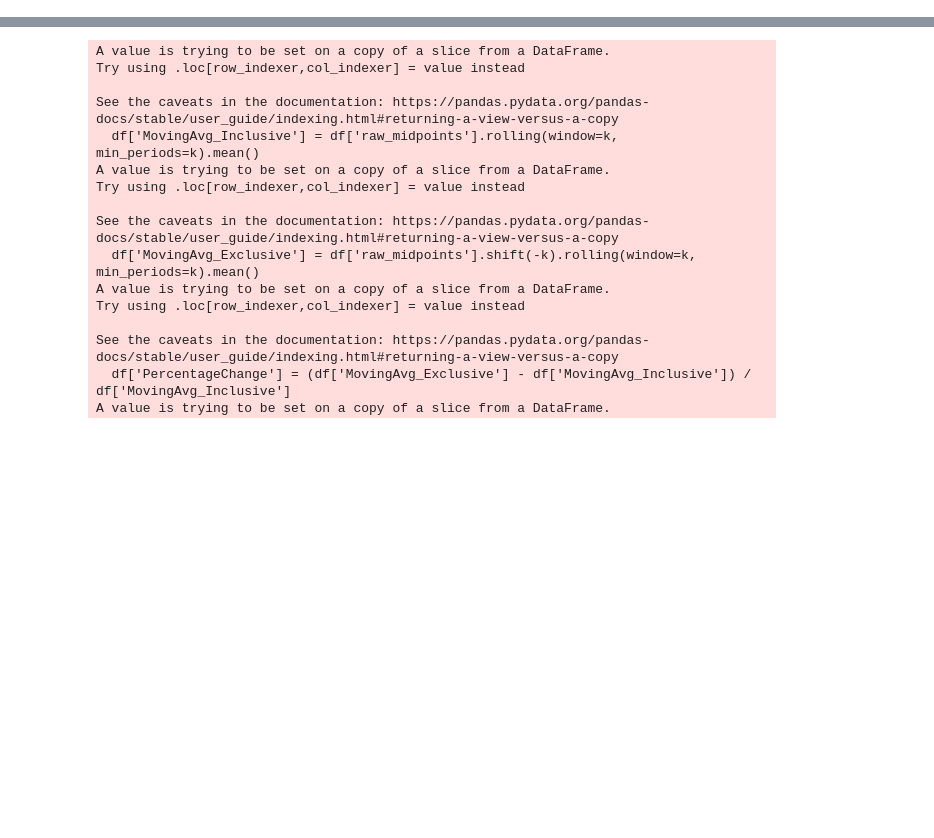
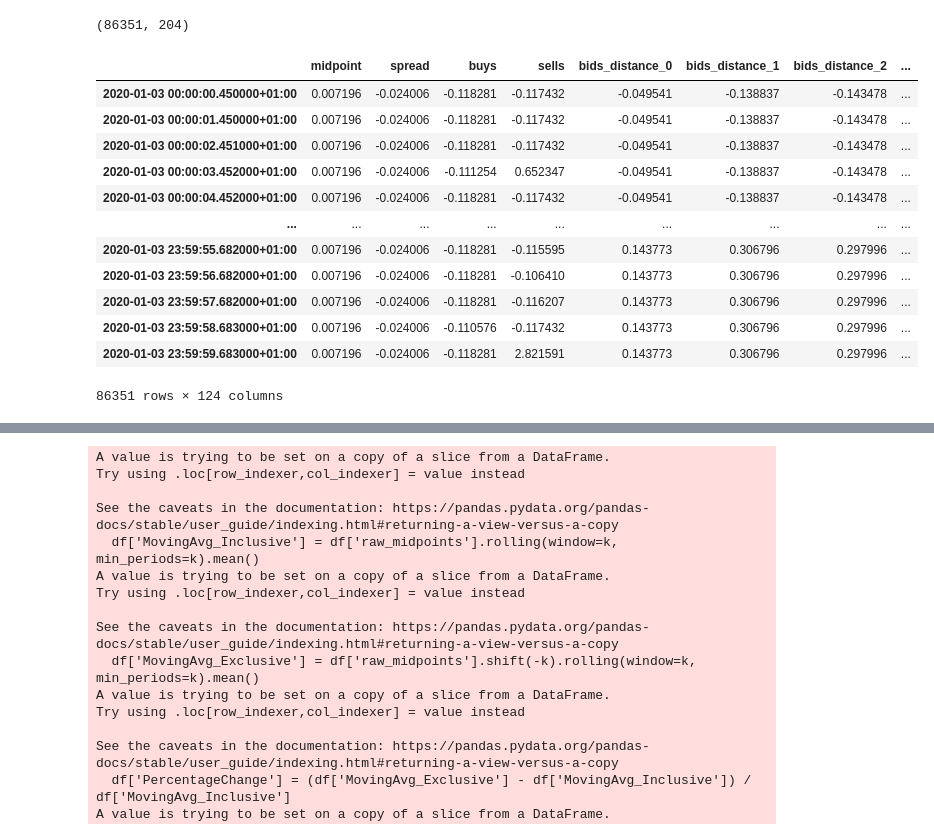
Before and after one commit to reiamt/thesis_rl, a Jupyter notebook: src/sgu/deeplob/test.ipynb, the cells around one changed output, grey strips where cells are left out. Drawn from its saved outputs; the diff is of its cells as text; code cells hidden in the pictures; blank space fills up the shorter version.

```diff
--- a/src/sgu/deeplob/test.ipynb
+++ b/src/sgu/deeplob/test.ipynb
@@ -42,0 +46,20 @@ normalized_dfs = normalized_dfs.rename(columns={normalized_dfs.columns[-1]: 'raw
+# %%
+raw_data.shape
+# %% [output]
+(86351, 204)
+# %%
+normalized_data
+# %% [output]
+|  | midpoint | spread | buys | sells | bids_distance_0 | bids_distance_1 | bids_distance_2 | ... |
+| 2020-01-03 00:00:00.450000+01:00 | 0.007196 | -0.024006 | -0.118281 | -0.117432 | -0.049541 | -0.138837 | -0.143478 | ... |
+| 2020-01-03 00:00:01.450000+01:00 | 0.007196 | -0.024006 | -0.118281 | -0.117432 | -0.049541 | -0.138837 | -0.143478 | ... |
+| 2020-01-03 00:00:02.451000+01:00 | 0.007196 | -0.024006 | -0.118281 | -0.117432 | -0.049541 | -0.138837 | -0.143478 | ... |
+| 2020-01-03 00:00:03.452000+01:00 | 0.007196 | -0.024006 | -0.111254 | 0.652347 | -0.049541 | -0.138837 | -0.143478 | ... |
+| 2020-01-03 00:00:04.452000+01:00 | 0.007196 | -0.024006 | -0.118281 | -0.117432 | -0.049541 | -0.138837 | -0.143478 | ... |
+| ... | ... | ... | ... | ... | ... | ... | ... | ... |
+| 2020-01-03 23:59:55.682000+01:00 | 0.007196 | -0.024006 | -0.118281 | -0.115595 | 0.143773 | 0.306796 | 0.297996 | ... |
+| 2020-01-03 23:59:56.682000+01:00 | 0.007196 | -0.024006 | -0.118281 | -0.106410 | 0.143773 | 0.306796 | 0.297996 | ... |
+| 2020-01-03 23:59:57.682000+01:00 | 0.007196 | -0.024006 | -0.118281 | -0.116207 | 0.143773 | 0.306796 | 0.297996 | ... |
+| 2020-01-03 23:59:58.683000+01:00 | 0.007196 | -0.024006 | -0.110576 | -0.117432 | 0.143773 | 0.306796 | 0.297996 | ... |
+| 2020-01-03 23:59:59.683000+01:00 | 0.007196 | -0.024006 | -0.118281 | 2.821591 | 0.143773 | 0.306796 | 0.297996 | ... |
+86351 rows × 124 columns
```
Also changed, not shown: parts of 6 cells of this notebook, 7 other files.
